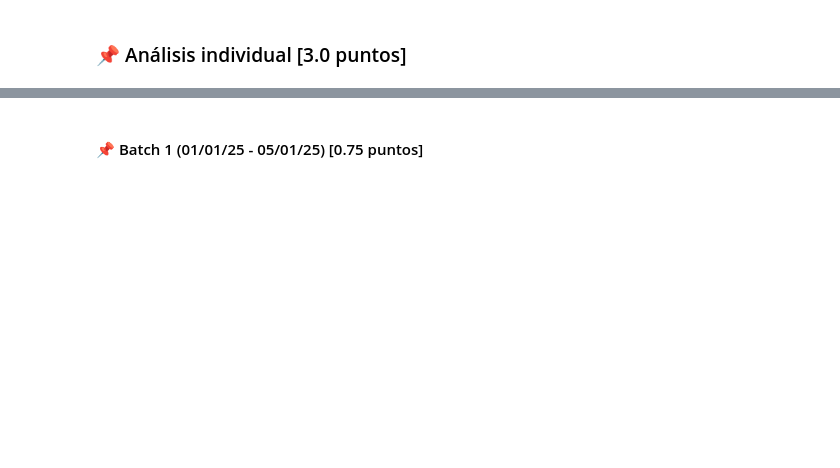
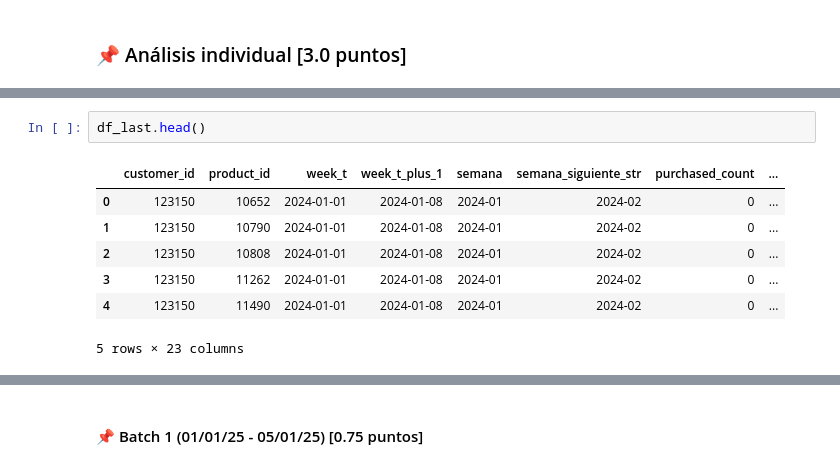
Before and after one commit to Tamaracarrasco/TamoJosha-Lab-de-Prog-MDS-Prim2025, a Jupyter notebook: Proyecto/entrega_3/enunciado_entrega3.ipynb, the cells around one changed output, grey strips where cells are left out. Drawn from its saved outputs; the diff is of its cells as text; blank space fills up the shorter version.

```diff
--- a/Proyecto/entrega_3/enunciado_entrega3.ipynb
+++ b/Proyecto/entrega_3/enunciado_entrega3.ipynb
@@ -141,0 +168,10 @@ A lo largo de esta sección, se espera que respondan preguntas como:
+# %%
+df_last.head()
+# %% [output]
+|  | customer_id | product_id | week_t | week_t_plus_1 | semana | semana_siguiente_str | purchased_count | ... |
+| 0 | 123150 | 10652 | 2024-01-01 | 2024-01-08 | 2024-01 | 2024-02 | 0 | ... |
+| 1 | 123150 | 10790 | 2024-01-01 | 2024-01-08 | 2024-01 | 2024-02 | 0 | ... |
+| 2 | 123150 | 10808 | 2024-01-01 | 2024-01-08 | 2024-01 | 2024-02 | 0 | ... |
+| 3 | 123150 | 11262 | 2024-01-01 | 2024-01-08 | 2024-01 | 2024-02 | 0 | ... |
+| 4 | 123150 | 11490 | 2024-01-01 | 2024-01-08 | 2024-01 | 2024-02 | 0 | ... |
+5 rows × 23 columns
```
Also changed, not shown: parts of 6 cells of this notebook.
